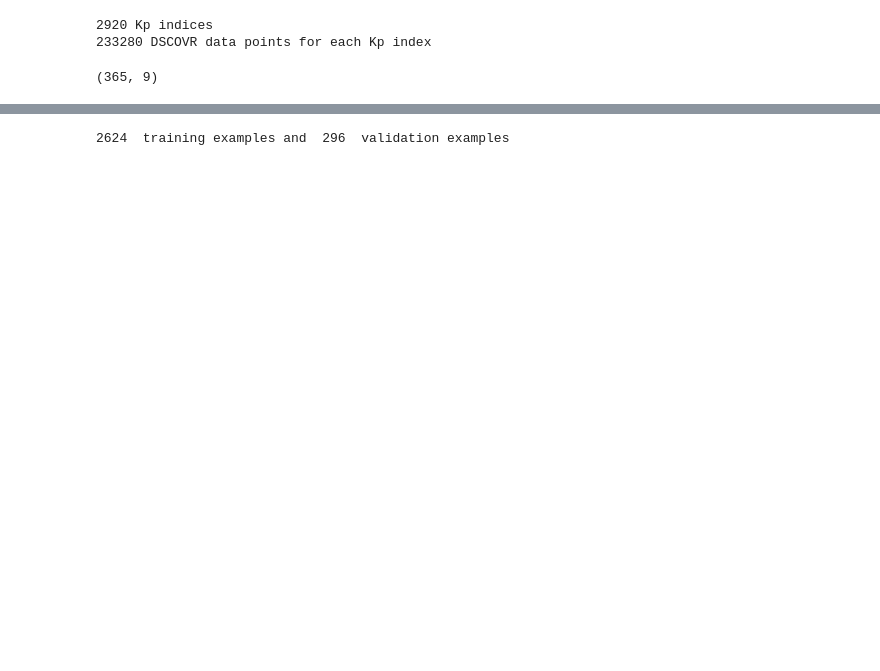
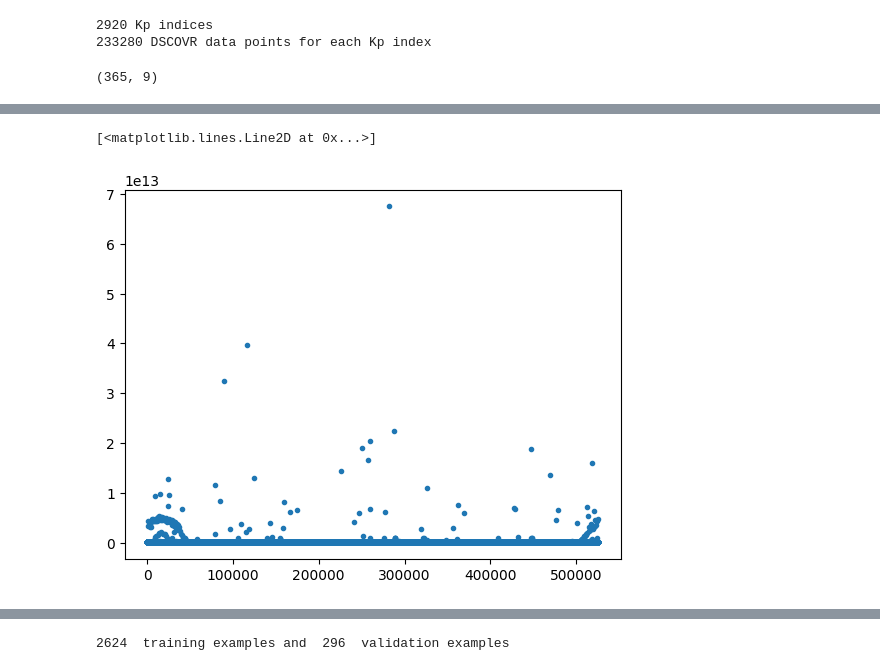
Before and after one commit to edubergeek/dscovrmatic, a Jupyter notebook: dscovrmatic-etl.ipynb, the cells around one changed output, grey strips where cells are left out. Cells and saved outputs as stored; diff of their text form; code cells hidden in the pictures; blank space fills up the shorter version.

```diff
--- a/dscovrmatic-etl.ipynb
+++ b/dscovrmatic-etl.ipynb
@@ -111,0 +191,3 @@ print(y_df.shape)
+# %%
+#B = x_df[0][1:]-x_df[0][:-1]
+x_diff = x_df[0].diff()[1:]
@@ -111,0 +230,5 @@ print(y_df.shape)
+# %%
+plt.plot(x_diff,'.')
+# %% [output]
+[<matplotlib.lines.Line2D at 0x...>]
+[figure, added]
```
Also changed, not shown: parts of 42 cells of this notebook.
